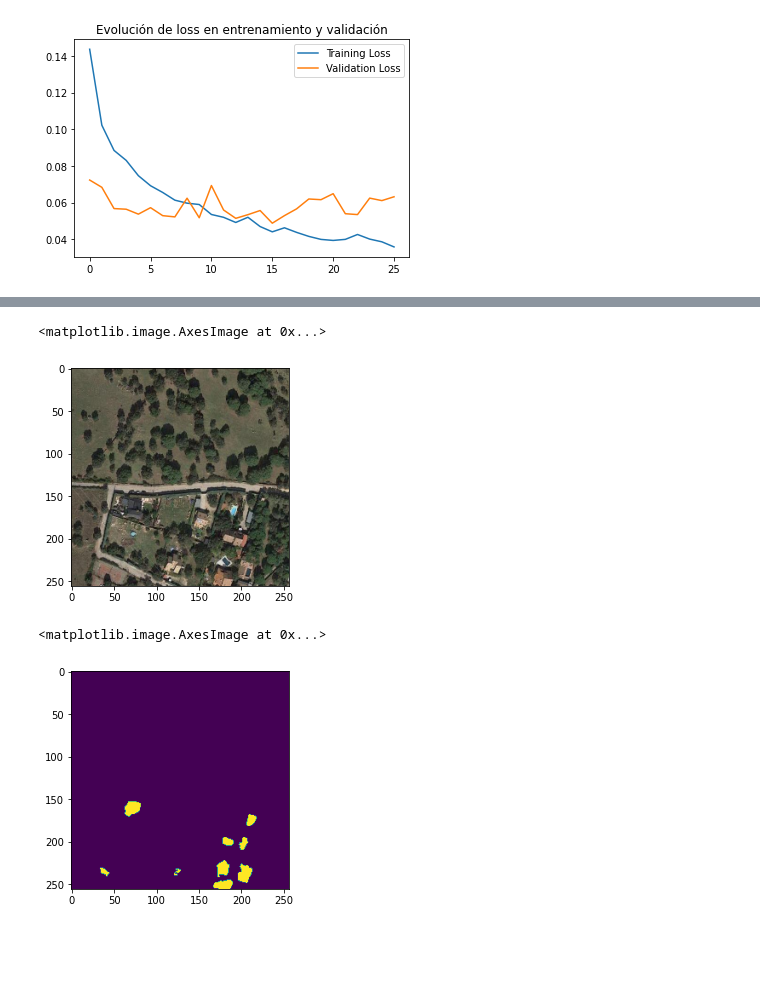
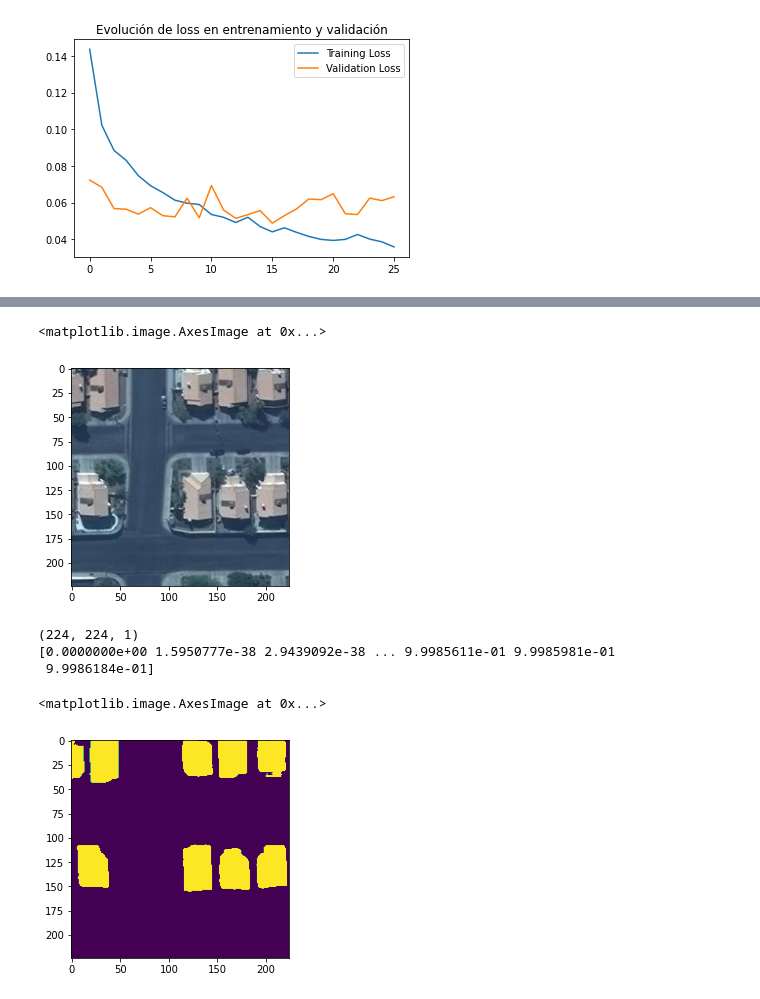
Before and after one commit to juanikiler97/Reconocimiento, a Jupyter notebook: tfg.ipynb, the cells around one changed output, grey strips where cells are left out. Cells and saved outputs as stored; diff of their text form; code cells hidden in the pictures; blank space fills up the shorter version.

```diff
--- a/tfg.ipynb
+++ b/tfg.ipynb
@@ -242,4 +244,4 @@ for x_batch, y_batch in test_dataset.take(1):
 # %%
 model.save("modelo_tfg_2.h5")
 # %%
-model = load_model("modelo_tfg_2.h5")
+model = load_model("personal/unet2.h5")
@@ -246,22 +250,30 @@ model = load_model("modelo_tfg_2.h5")
 # %%
 #img = cv2.imread(train_dir+"20.jpg")
-img = cv2.imread("test_final.png")
+img_width, img_height = 224, 224
+img = cv2.imread("personal/3.jpg")
 img = cv2.cvtColor(img, cv2.COLOR_RGB2BGR)
-img = cv2.resize(img, (256,256))
+img = cv2.resize(img, (img_width,img_height))
 # %%
 plt.imshow(img)
 # %% [output]
 <matplotlib.image.AxesImage at 0x...>
-[figure, old version]
+[figure, new version]
 # %%
 prediction = model.predict(np.expand_dims(img, 0))[0]
-prediction = np.argmax(prediction, axis=-1)
-prediction[prediction == 0] = 255
-prediction[prediction == 1] = 0
+print(prediction.shape)
+# Descomentar para el modelo con arquitectura ResNet
+# prediction = np.argmax(prediction, axis=-1)
+# prediction[prediction == 0] = 255
+# prediction[prediction == 1] = 0
+print(np.unique(prediction))
+prediction = np.rint(prediction)
 plt.imshow(prediction)
 # %% [output]
-<matplotlib.image.AxesImage at 0x...>
+(224, 224, 1)
+[0.0000000e+00 1.5950777e-38 2.9439092e-38 ... 9.9985611e-01 9.9985981e-01
+ 9.9986184e-01]
+<matplotlib.image.AxesImage at 0x...>
-[figure, old version]
+[figure, new version]
 # %%
 prediction = np.uint8(prediction)
 prediction = cv2.blur(prediction, (3,3))
```
Also changed, not shown: parts of 13 cells of this notebook, 1 other file.
